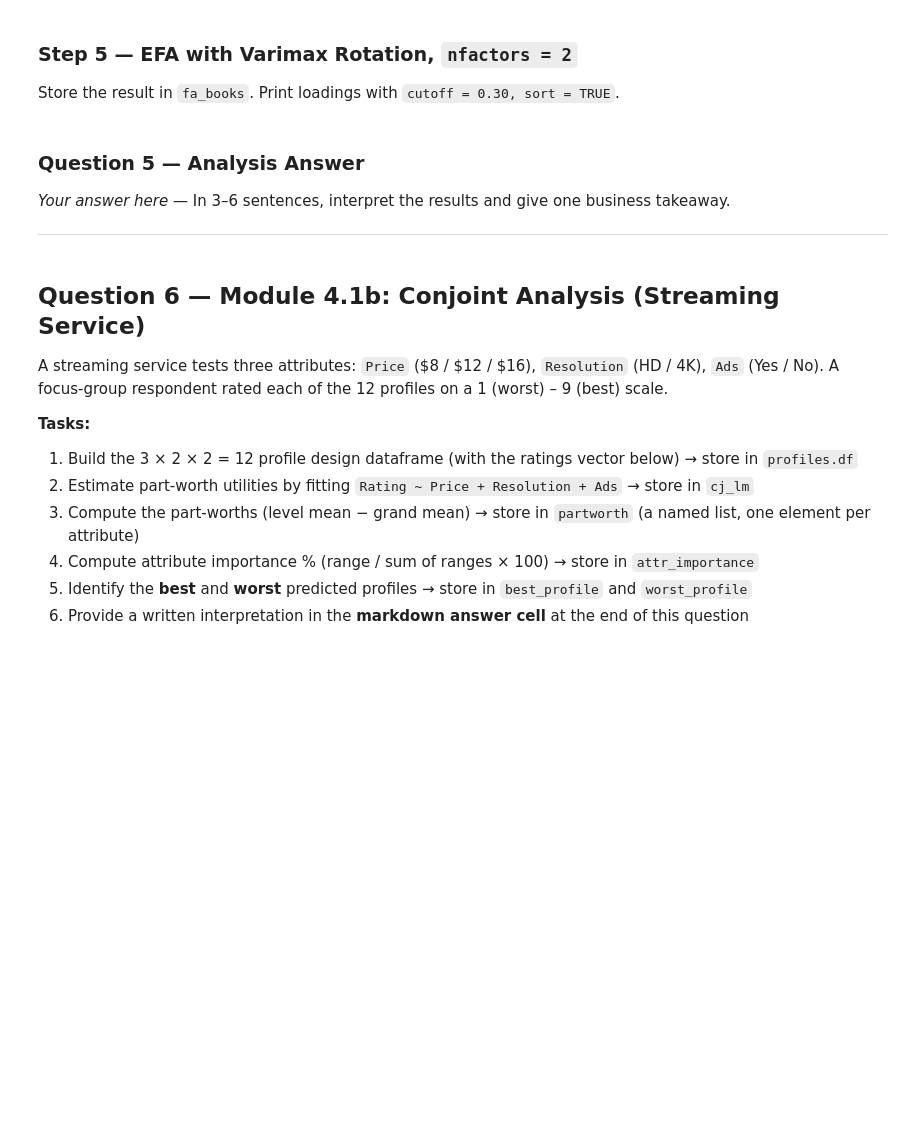
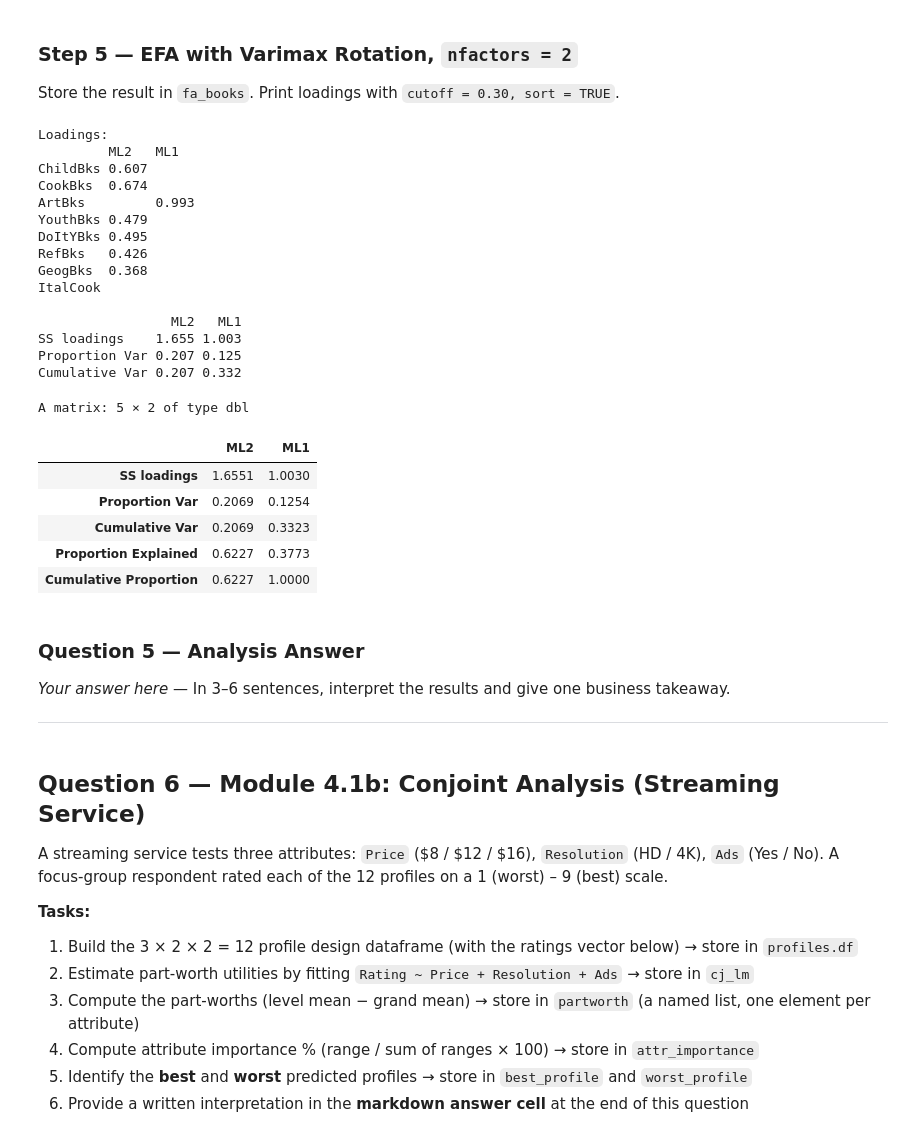
Before and after one commit to owenfrye1/MS3313-FryeV2, a Jupyter notebook: Homework/MS3313_Final_Exam.ipynb, the cells around one changed output. Cells and saved outputs as stored; diff of their text form; code cells hidden in the pictures; blank space fills up the shorter version.

```diff
--- a/Homework/MS3313_Final_Exam.ipynb
+++ b/Homework/MS3313_Final_Exam.ipynb
@@ -621,14 +729,35 @@ IRdisplay::display_png(file = tmp_file)
 
 Store the result in `fa_books`. Print loadings with `cutoff = 0.30, sort = TRUE`.
 # %%
-# YOUR CODE HERE — delete this comment when you add your code
-# Required object: fa_books
 
 
-fa_books <- NULL    # replace NULL with your code
+fa_books <- fa(X_books_norm, nfactors = 2, rotate = "varimax", fm = "ml")
 
 print(fa_books$loadings, cutoff = 0.30, sort = TRUE)
 fa_books$Vaccounted
+# %% [output]
+Loadings:
+         ML2   ML1
+ChildBks 0.607
+CookBks  0.674
+ArtBks         0.993
+YouthBks 0.479
+DoItYBks 0.495
+RefBks   0.426
+GeogBks  0.368
+ItalCook
+
+                 ML2   ML1
+SS loadings    1.655 1.003
+Proportion Var 0.207 0.125
+Cumulative Var 0.207 0.332
+A matrix: 5 × 2 of type dbl
+|  | ML2 | ML1 |
+| SS loadings | 1.6551 | 1.0030 |
+| Proportion Var | 0.2069 | 0.1254 |
+| Cumulative Var | 0.2069 | 0.3323 |
+| Proportion Explained | 0.6227 | 0.3773 |
+| Cumulative Proportion | 0.6227 | 1.0000 |
 # %% [markdown]
 ### Question 5 — Analysis Answer
 
```
Also changed, not shown: parts of 20 cells of this notebook.
